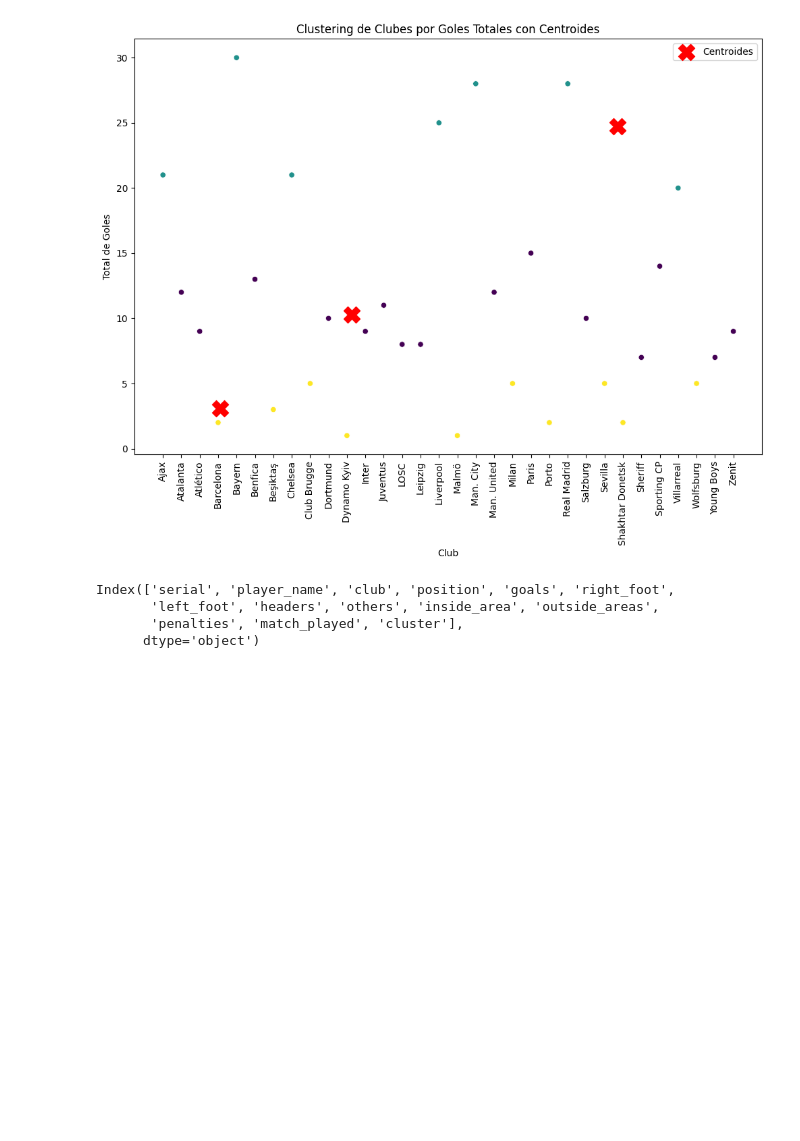
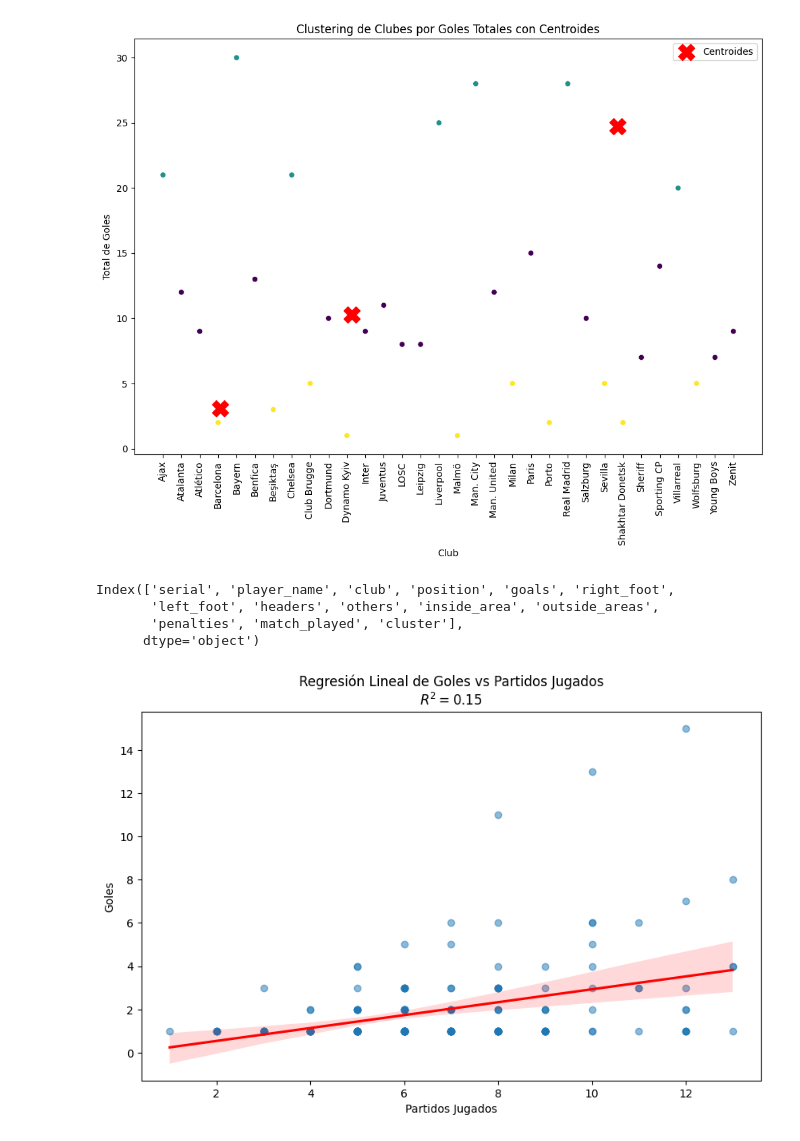
Before and after one commit to danielbolanosuax/GolesUEFA2022, a Jupyter notebook: UEFA.ipynb, the cells around one changed output. Saved outputs shown, nothing was run; the diff lists cells and outputs as text; code cells hidden in the pictures; blank space fills up the shorter version.

```diff
--- a/UEFA.ipynb
+++ b/UEFA.ipynb
@@ -134,3 +134,36 @@ Index(['serial', 'player_name', 'club', 'position', 'goals', 'right_foot',
        'left_foot', 'headers', 'others', 'inside_area', 'outside_areas',
        'penalties', 'match_played', 'cluster'],
       dtype='object')
+# %%
+import pandas as pd
+import seaborn as sns
+import matplotlib.pyplot as plt
+from sklearn.linear_model import LinearRegression
+from sklearn.metrics import r2_score
+
+# Cargamos el dataset
+df_goles_uefa = pd.read_csv(r"C:\Users\Daniel Bolaños\Downloads\golesuefa20-22.csv")
+
+# Preparamos los datos para el modelo de regresión lineal
+X = df_goles_uefa[['match_played']]  # La variable independiente necesita estar en formato 2D para sklearn
+y = df_goles_uefa['goals']
+
+# Ajustamos el modelo de regresión lineal
+model = LinearRegression()
+model.fit(X, y)
+
+# Usamos el modelo ajustado para predecir los valores de y
+y_pred = model.predict(X)
+
+# Calculamos R cuadrado
+r_squared = r2_score(y, y_pred)
+
+# Gráfico de regresión lineal
+plt.figure(figsize=(10, 6))
+sns.regplot(x='match_played', y='goals', data=df_goles_uefa, scatter_kws={'alpha':0.5}, line_kws={'color': 'red'})
+plt.title(f'Regresión Lineal de Goles vs Partidos Jugados\n$R^2 = {r_squared:.2f}$')
+plt.xlabel('Partidos Jugados')
+plt.ylabel('Goles')
+plt.show()
+# %% [output]
+[figure, added]
```
